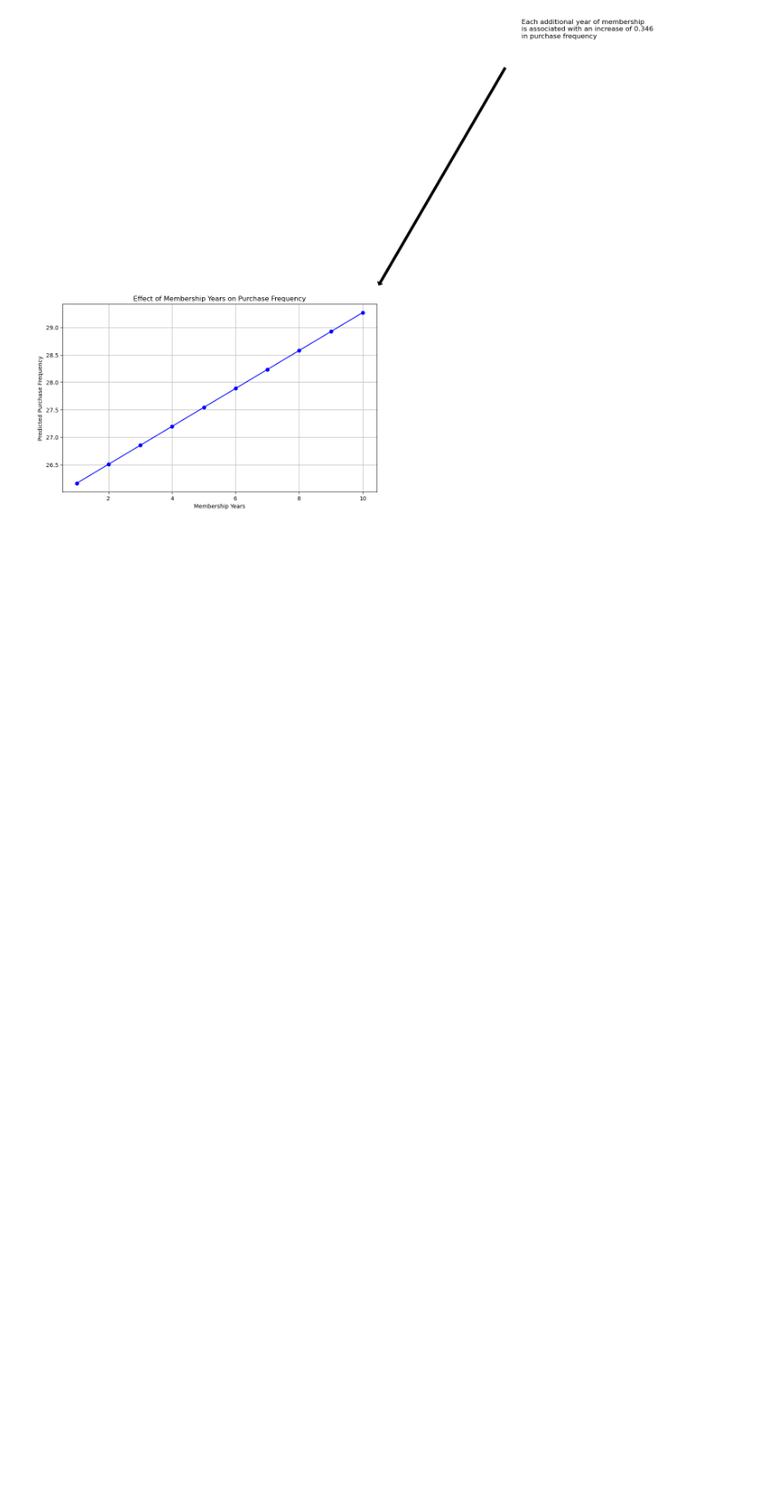
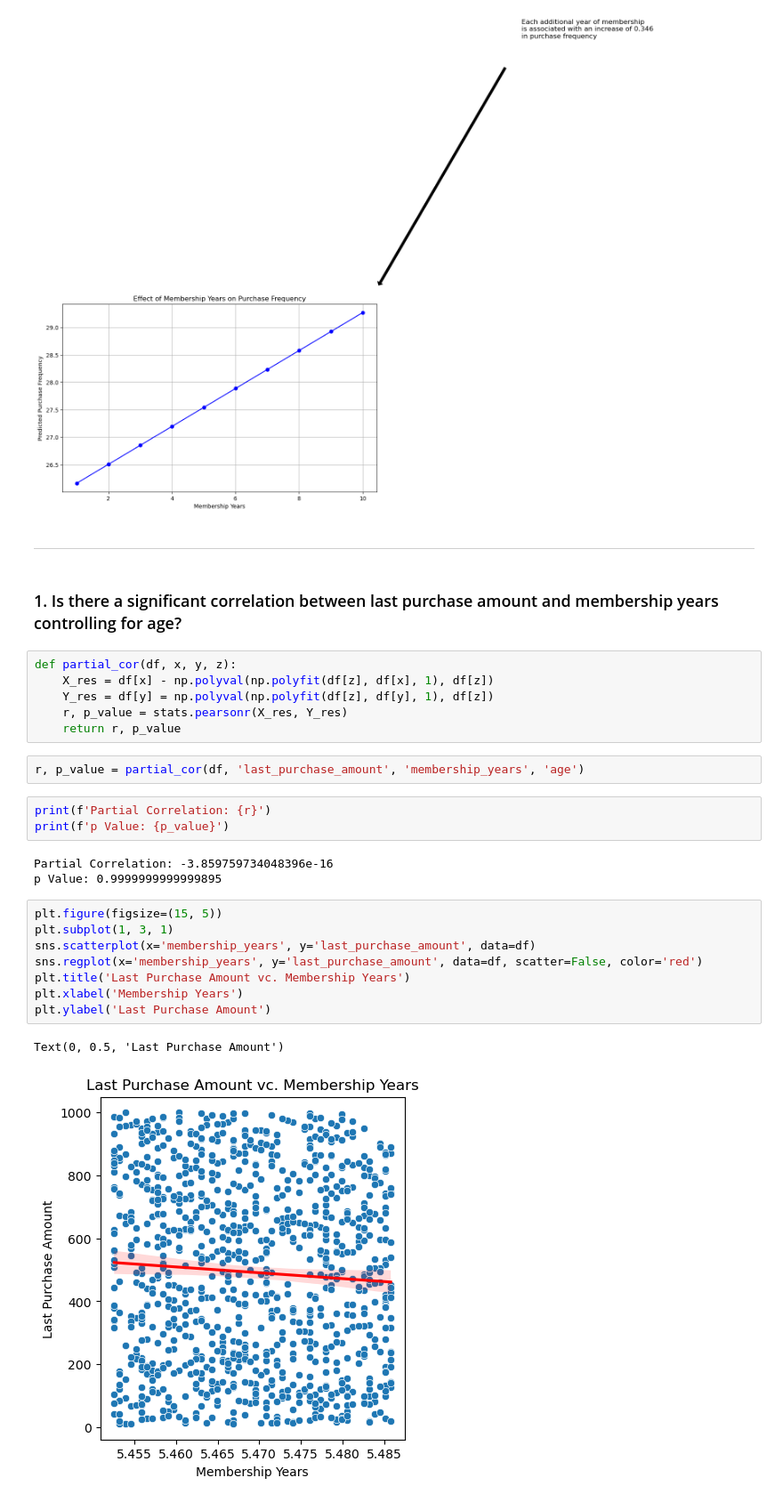
Before and after one commit to leoolessa/CSDMA, a Jupyter notebook: main.ipynb, the cells around one changed output. Shown at 89% size. Drawn from its saved outputs; the diff is of its cells as text; blank space fills up the shorter version.

```diff
--- a/main.ipynb
+++ b/main.ipynb
@@ -317,3 +323,32 @@ plt.tight_layout()
 plt.show()
 # %% [output]
 [figure]
+# %% [markdown]
+---
+# %% [markdown]
+### 1. Is there a significant correlation between last purchase amount and membership years controlling for age?
+# %%
+def partial_cor(df, x, y, z):
+    X_res = df[x] - np.polyval(np.polyfit(df[z], df[x], 1), df[z])
+    Y_res = df[y] = np.polyval(np.polyfit(df[z], df[y], 1), df[z])
+    r, p_value = stats.pearsonr(X_res, Y_res)
+    return r, p_value
+# %%
+r, p_value = partial_cor(df, 'last_purchase_amount', 'membership_years', 'age')
+# %%
+print(f'Partial Correlation: {r}')
+print(f'p Value: {p_value}')
+# %% [output]
+Partial Correlation: -3.859759734048396e-16
+p Value: 0.9999999999999895
+# %%
+plt.figure(figsize=(15, 5))
+plt.subplot(1, 3, 1)
+sns.scatterplot(x='membership_years', y='last_purchase_amount', data=df)
+sns.regplot(x='membership_years', y='last_purchase_amount', data=df, scatter=False, color='red')
+plt.title('Last Purchase Amount vc. Membership Years')
+plt.xlabel('Membership Years')
+plt.ylabel('Last Purchase Amount')
+# %% [output]
+Text(0, 0.5, 'Last Purchase Amount')
+[figure, added]
```
Also changed, not shown: parts of 18 cells of this notebook.
